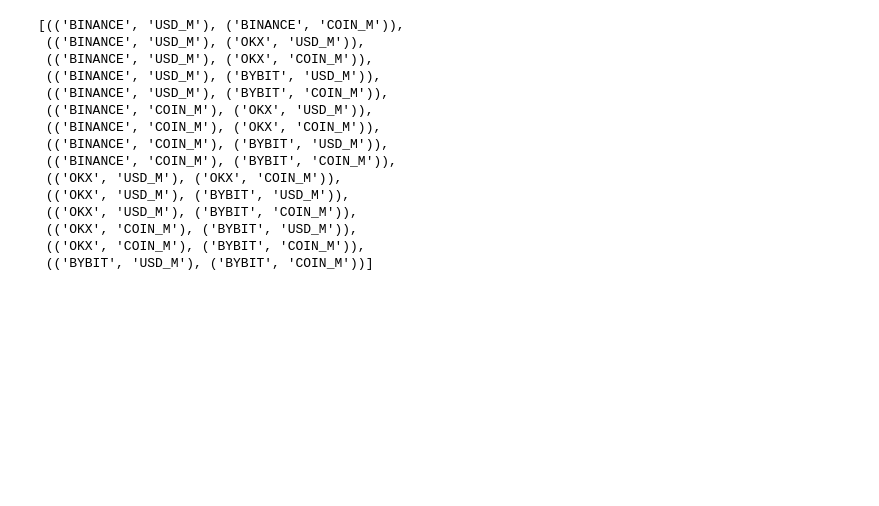
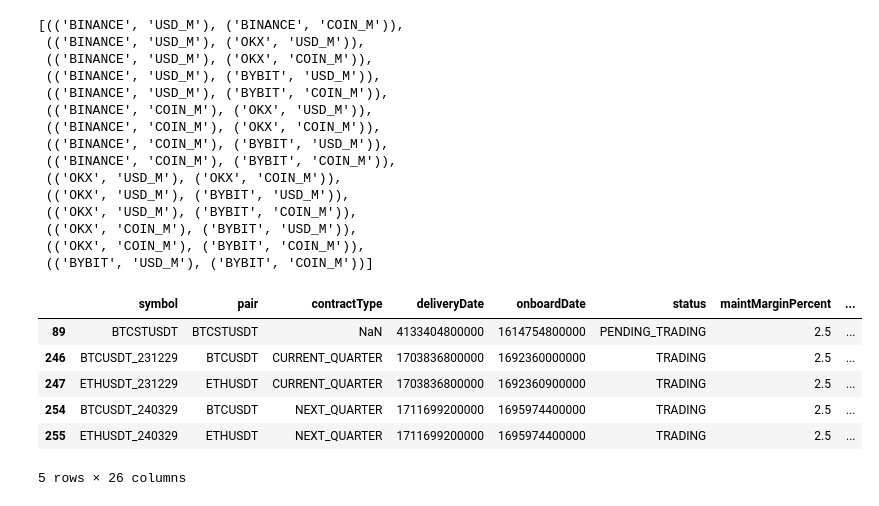
Before and after one commit to charlie115/act, a Jupyter notebook: arbitrage_generator/test.ipynb, the cells around one changed output. Saved outputs shown, nothing was run; the diff lists cells and outputs as text; code cells hidden in the pictures; blank space fills up the shorter version.

```diff
--- a/arbitrage_generator/test.ipynb
+++ b/arbitrage_generator/test.ipynb
@@ -217,3 +205,14 @@ perpetual_combination_list
  (('OKX', 'COIN_M'), ('BYBIT', 'USD_M')),
  (('OKX', 'COIN_M'), ('BYBIT', 'COIN_M')),
  (('BYBIT', 'USD_M'), ('BYBIT', 'COIN_M'))]
+# %%
+temp = info_dict['binance_usd_m_info_df']
+temp[temp['perpetual']==False]
+# %% [output]
+|  | symbol | pair | contractType | deliveryDate | onboardDate | status | maintMarginPercent | ... |
+| 89 | BTCSTUSDT | BTCSTUSDT | NaN | 4133404800000 | 1614754800000 | PENDING_TRADING | 2.5 | ... |
+| 246 | BTCUSDT_231229 | BTCUSDT | CURRENT_QUARTER | 1703836800000 | 1692360000000 | TRADING | 2.5 | ... |
+| 247 | ETHUSDT_231229 | ETHUSDT | CURRENT_QUARTER | 1703836800000 | 1692360900000 | TRADING | 2.5 | ... |
+| 254 | BTCUSDT_240329 | BTCUSDT | NEXT_QUARTER | 1711699200000 | 1695974400000 | TRADING | 2.5 | ... |
+| 255 | ETHUSDT_240329 | ETHUSDT | NEXT_QUARTER | 1711699200000 | 1695974400000 | TRADING | 2.5 | ... |
+5 rows × 26 columns
```
Also changed, not shown: parts of 3 cells of this notebook, 3 other files.
